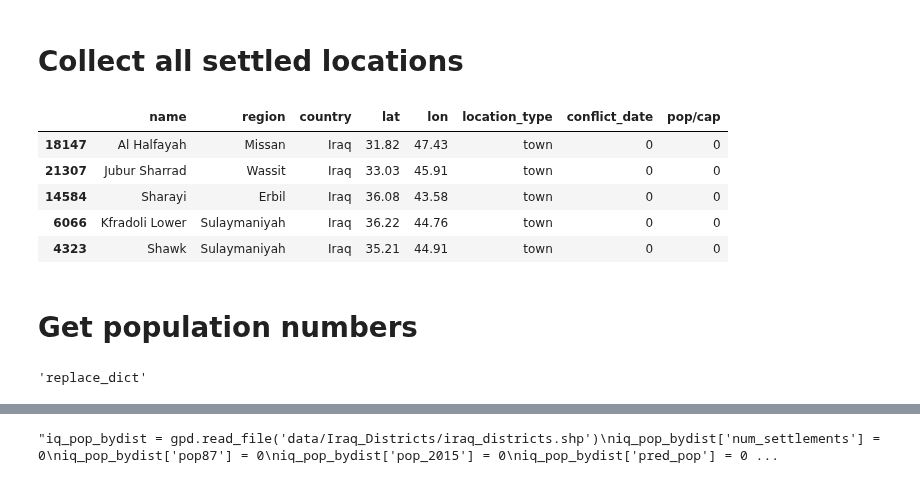
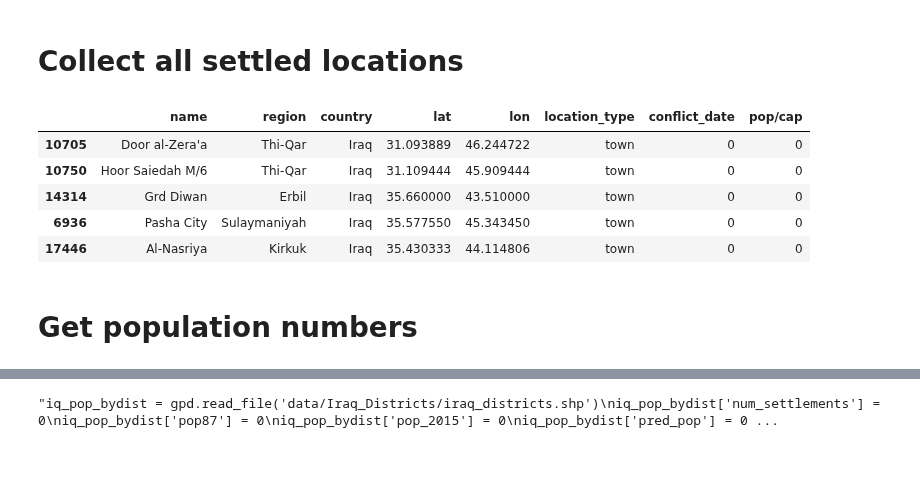
Before and after one commit to tamos/MACS30200proj, a Jupyter notebook: paper_code/DataPreparation_Flee.ipynb, the cells around one changed output, grey strips where cells are left out. Cells and saved outputs as stored; diff of their text form; code cells hidden in the pictures.

```diff
--- a/paper_code/DataPreparation_Flee.ipynb
+++ b/paper_code/DataPreparation_Flee.ipynb
@@ -3,34 +3,30 @@
 # %%
 import geopandas as gpd
 import pandas as pd
 import geopy
 import osmnx as ox
 import numpy as np
 import rasterio as rio
-iq_locations = gpd.read_file('data/settled_locations/irq_pplp_ocha_20140722.shp').sample(100)
+iq_locations = gpd.read_file('data/settled_locations/irq_pplp_ocha_20140722.shp').sample(500)
 location_csv = gpd.GeoDataFrame()
 location_csv['name'] = iq_locations['PNameEn']
 location_csv['region'] = iq_locations['A1NameEn']
 location_csv['country'] = 'Iraq'
 location_csv['lat'] = iq_locations['Latitude']
 location_csv['lon'] = iq_locations['Longitude']
 location_csv['location_type'] = 'town'
 location_csv['conflict_date'] = 0
 location_csv['pop/cap'] = 0
 location_csv.head()
 # %% [output]
 |  | name | region | country | lat | lon | location_type | conflict_date | pop/cap |
-| 18147 | Al Halfayah | Missan | Iraq | 31.82 | 47.43 | town | 0 | 0 |
-| 21307 | Jubur Sharrad | Wassit | Iraq | 33.03 | 45.91 | town | 0 | 0 |
-| 14584 | Sharayi | Erbil | Iraq | 36.08 | 43.58 | town | 0 | 0 |
-| 6066 | Kfradoli Lower | Sulaymaniyah | Iraq | 36.22 | 44.76 | town | 0 | 0 |
-| 4323 | Shawk | Sulaymaniyah | Iraq | 35.21 | 44.91 | town | 0 | 0 |
+| 10705 | Door al-Zera'a | Thi-Qar | Iraq | 31.093889 | 46.244722 | town | 0 | 0 |
+| 10750 | Hoor Saiedah M/6 | Thi-Qar | Iraq | 31.109444 | 45.909444 | town | 0 | 0 |
+| 14314 | Grd Diwan | Erbil | Iraq | 35.660000 | 43.510000 | town | 0 | 0 |
+| 6936 | Pasha City | Sulaymaniyah | Iraq | 35.577550 | 45.343450 | town | 0 | 0 |
+| 17446 | Al-Nasriya | Kirkuk | Iraq | 35.430333 | 44.114806 | town | 0 | 0 |
 # %% [markdown]
 # Get population numbers
 # %%
 pop87 = pd.read_csv('data/undata_1987_census/UNdata_Export_20180505_224541956.csv')
 pop87 = pop87[:-2] # drop nans
-# %%
-'''replace_dict'''
-# %% [output]
-'replace_dict'
```
Also changed, not shown: parts of 10 cells of this notebook, 1 other file.
